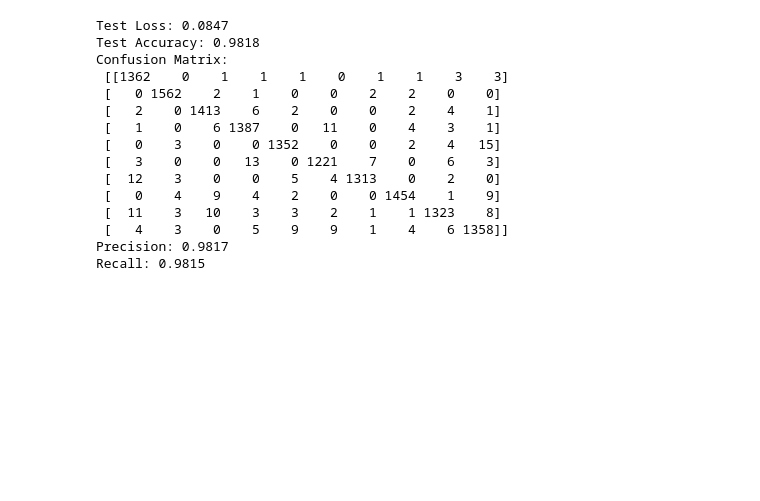
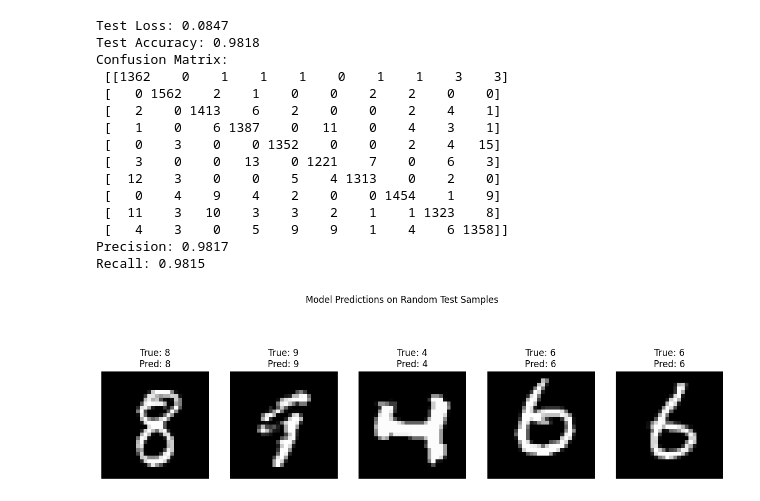
Before and after one commit to Team-Synapse-UoM/Custom-CNN-ImageClassification, a Jupyter notebook: data.ipynb, the cells around one changed output. Cells and saved outputs as stored; diff of their text form; code cells hidden in the pictures; blank space fills up the shorter version.

```diff
--- a/data.ipynb
+++ b/data.ipynb
@@ -563,3 +563,33 @@ Confusion Matrix:
  [   4    3    0    5    9    9    1    4    6 1358]]
 Precision: 0.9817
 Recall: 0.9815
+# %%
+import random
+
+# Function to plot images with true and predicted labels
+def plot_predictions(images, true_labels, predicted_labels, class_names, num_samples=5):
+    plt.figure(figsize=(15, 5))
+    for i in range(num_samples):
+        plt.subplot(1, num_samples, i + 1)
+        plt.imshow(images[i].reshape(28, 28), cmap='gray')
+        plt.title(f"True: {class_names[true_labels[i]]}\nPred: {class_names[predicted_labels[i]]}")
+        plt.axis('off')
+
+# Select random samples from the test dataset
+num_samples = 5
+random_indices = random.sample(range(len(test_dataset)), num_samples)
+random_images = torch.stack([test_dataset[i][0] for i in random_indices])
+random_true_labels = torch.tensor([test_dataset[i][1] for i in random_indices])
+
+# Get model predictions for the selected samples
+model.eval()
+with torch.no_grad():
+    random_outputs = model(random_images)
+    _, random_predicted_labels = torch.max(random_outputs, 1)
+
+# Plot the images with true and predicted labels
+plot_predictions(random_images.numpy(), random_true_labels.numpy(), random_predicted_labels.numpy(), class_names, num_samples=num_samples)
+plt.suptitle('Model Predictions on Random Test Samples')
+plt.show()
+# %% [output]
+[figure, added]
```
Also changed, not shown: parts of 1 cell of this notebook, 5 other files.
